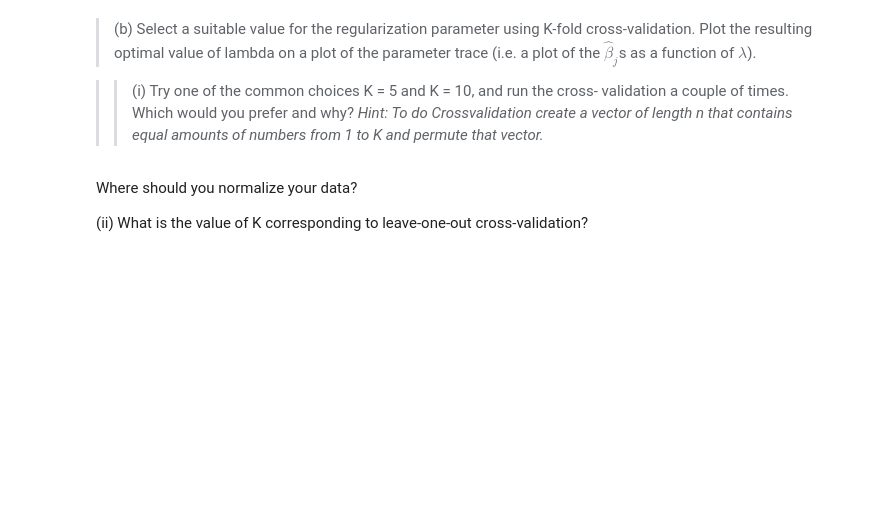
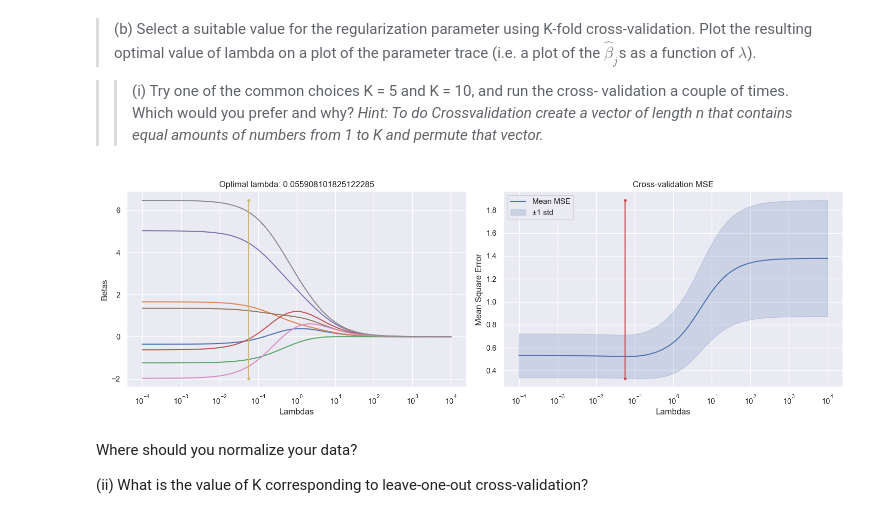
Before and after one commit to AlessandroLongo23/Computational-Data-Analysis, a Jupyter notebook: week2_Exercise_questions/w2_ex1.ipynb, the cells around one changed output. Cells and saved outputs as stored; diff of their text form; code cells hidden in the pictures; blank space fills up the shorter version.

```diff
--- a/week2_Exercise_questions/w2_ex1.ipynb
+++ b/week2_Exercise_questions/w2_ex1.ipynb
@@ -95,3 +77,77 @@ plt.show()
+# %%
+K = 10
+
+lambdas = np.logspace(-4, 4, k)
+
+# Create vector of length n with equal amounts of numbers 1 to K
+n = len(X_pre)
+fold_indices = np.repeat(np.arange(1,K+1), n//K)
+# Add any remaining indices if n not perfectly divisible by K
+if len(fold_indices) < n:
+    fold_indices = np.append(fold_indices, np.arange(1,K+1)[:(n-len(fold_indices))])
+
+# Permute the vector randomly
+np.random.shuffle(fold_indices)
+
+# Initialize arrays to store errors
+MSE = np.zeros((K, len(lambdas)))
+
+# For each fold
+for i in range(1, K + 1):
+    # Split into training and validation sets
+    train_mask = fold_indices != i
+    val_mask = fold_indices == i
+
+    X_train = X_pre[train_mask]
+    y_train = y_pre[train_mask]
+    X_val = X_pre[val_mask]
+    y_val = y_pre[val_mask]
+
+    # For each lambda value
+    for j, _lambda in enumerate(lambdas):
+        # Fit model on training data
+        beta, _ = ridgeMulti(X_train, _lambda, p, y_train)
+
+        # Calculate MSE on validation set
+        y_pred = X_val @ beta
+        MSE[i - 1, j] = np.mean((y_val - y_pred) ** 2)
+
+# Average MSE across folds
+mean_MSE = np.mean(MSE, axis=0)
+# Calculate standard deviation of MSE
+std_MSE = np.std(MSE, axis=0)
+
+# Find optimal lambda
+lambda_OP = lambdas[np.argmin(mean_MSE)]
+
+# Create figure with two subplots
+fig, (ax1, ax2) = plt.subplots(1, 2, figsize=(15, 5))
+
+# Plot 1: Beta coefficients
+ax1.semilogx(lambdas, betas)
+ax1.set_xlabel("Lambdas")
+ax1.set_ylabel("Betas")
+ax1.set_title(f"Optimal lambda: {lambda_OP}")
+ax1.semilogx([lambda_OP, lambda_OP], [np.min(betas), np.max(betas)], marker = ".")
+
+# Plot 2: MSE with standard deviation band
+ax2.semilogx(lambdas, mean_MSE, 'b-', label='Mean MSE')
+ax2.fill_between(lambdas,
+                 mean_MSE - std_MSE,
+                 mean_MSE + std_MSE,
+                 alpha=0.2,
+                 color='b',
+                 label='±1 std')
+ax2.set_xlabel("Lambdas")
+ax2.set_ylabel("Mean Square Error")
+ax2.set_title("Cross-validation MSE")
+ax2.semilogx([lambda_OP, lambda_OP], [np.min(mean_MSE - std_MSE), np.max(mean_MSE + std_MSE)], 'r-', marker=".")
+ax2.legend()
+
+plt.tight_layout()
+plt.show()
+# %% [output]
+[figure, added]
 # %% [markdown]
 Where should you normalize your data?
 
```
Also changed, not shown: parts of 12 cells of this notebook, 1 other file.
